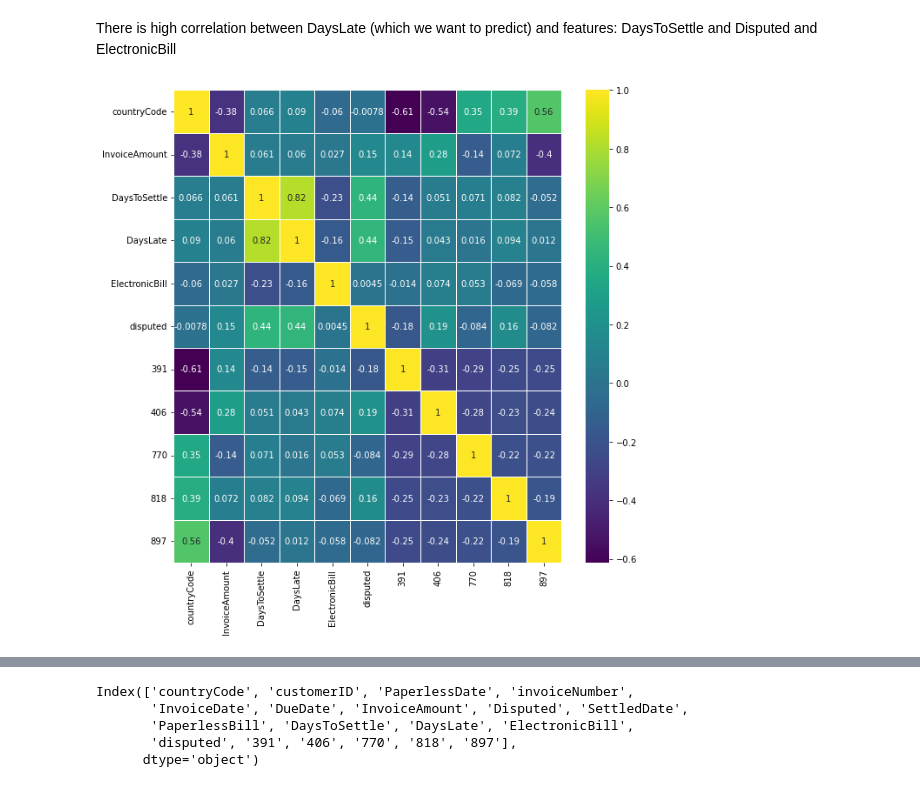
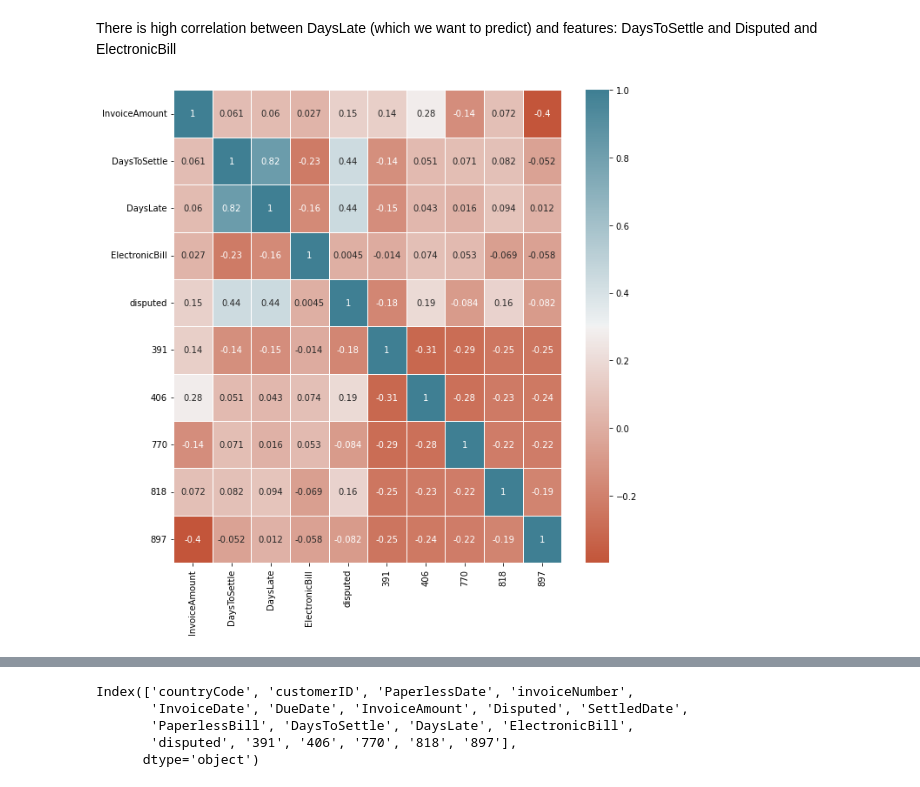
Before and after one commit to Soudihub/Tableau-Project-BI, a Jupyter notebook: regression_models.ipynb, the cells around one changed output, grey strips where cells are left out. Saved outputs shown, nothing was run; the diff lists cells and outputs as text; code cells hidden in the pictures.

```diff
--- a/regression_models.ipynb
+++ b/regression_models.ipynb
@@ -65,9 +65,10 @@ df.head()
 # %% [markdown]
 There is high correlation between DaysLate (which we want to predict) and features: DaysToSettle and Disputed and ElectronicBill
 # %%
+#cmap='viridis'
 corremat = df.drop(['customerID','PaperlessDate','invoiceNumber',
-                    'DueDate','SettledDate','InvoiceDate'], axis = 1).corr()
+                    'DueDate','SettledDate','InvoiceDate','countryCode'], axis = 1).corr()
 plt.figure(figsize=(10,10))
-g= sns.heatmap(corremat,annot=True,cmap='viridis',linewidths=.5)
+g= sns.heatmap(corremat,annot=True,cmap = sns.diverging_palette(20,220,as_cmap = True),linewidths=.5)
 # %% [output]
-[figure, old version]
+[figure, new version]
```
Also changed, not shown: parts of 2 cells of this notebook.
